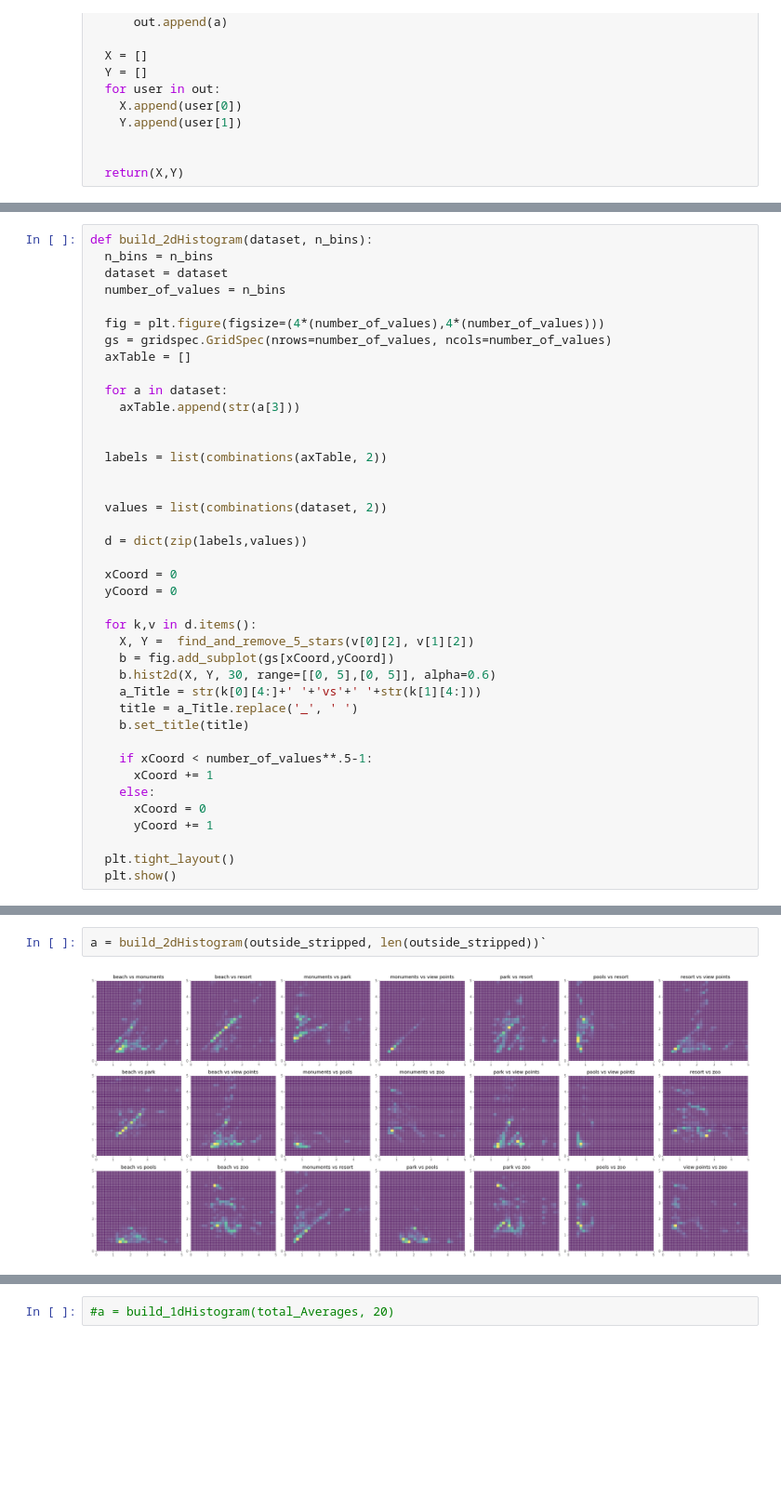
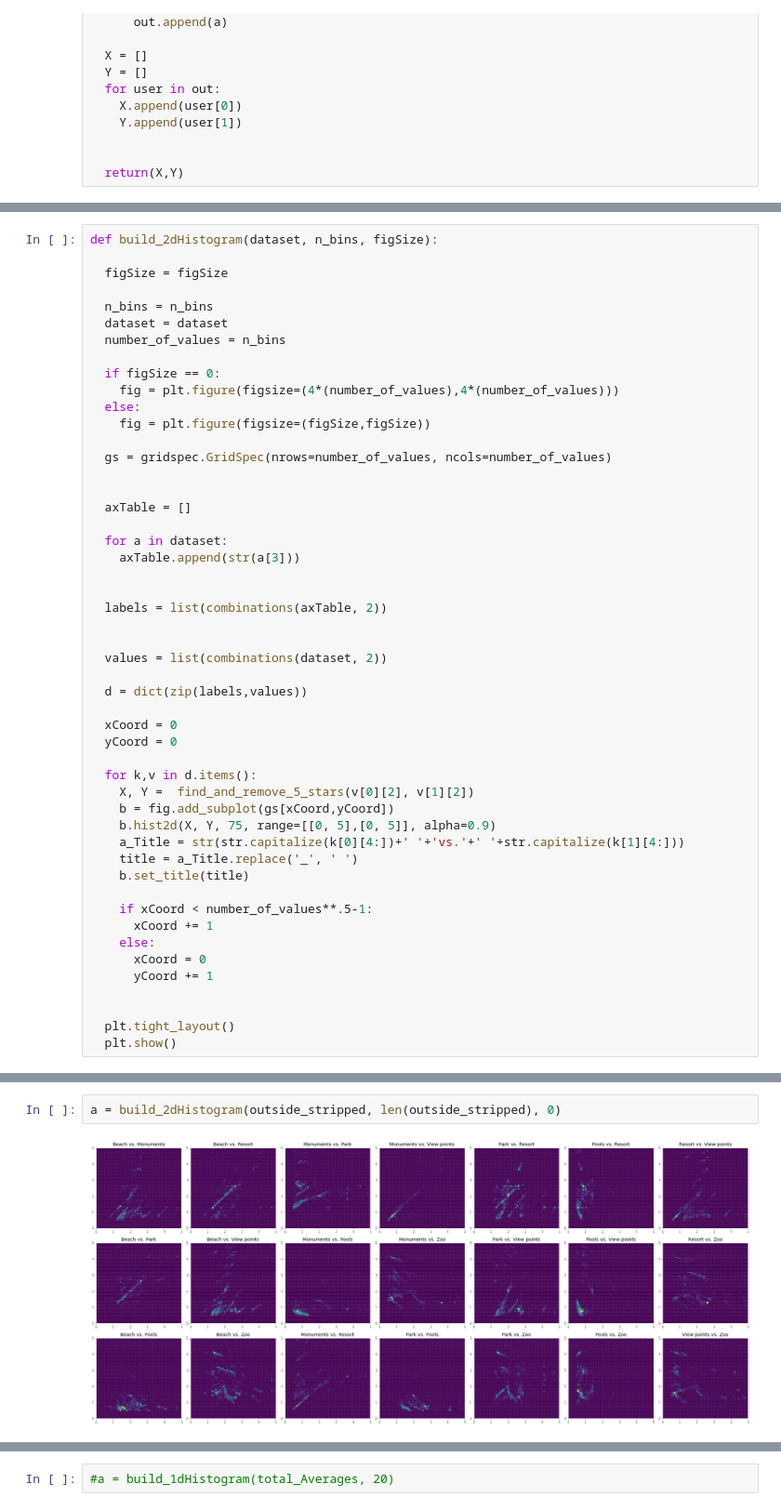
Before and after one commit to Risuo/Euler, a Jupyter notebook: Final_Project_Average_Google_Places_Review_Data.ipynb, the cells around one changed output, grey strips where cells are left out. Shown at 93% size. Drawn from its saved outputs; the diff is of its cells as text; blank space fills up the shorter version.

```diff
--- a/Final_Project_Average_Google_Places_Review_Data.ipynb
+++ b/Final_Project_Average_Google_Places_Review_Data.ipynb
@@ -408,11 +408,20 @@ plt.show()
 # %%
-def build_2dHistogram(dataset, n_bins):
+def build_2dHistogram(dataset, n_bins, figSize):
+
+  figSize = figSize
+
   n_bins = n_bins
   dataset = dataset
   number_of_values = n_bins
 
-  fig = plt.figure(figsize=(4*(number_of_values),4*(number_of_values)))
+  if figSize == 0:
+    fig = plt.figure(figsize=(4*(number_of_values),4*(number_of_values)))
+  else:
+    fig = plt.figure(figsize=(figSize,figSize))
+
   gs = gridspec.GridSpec(nrows=number_of_values, ncols=number_of_values)
+
+
   axTable = []
 
   for a in dataset:
@@ -432,8 +441,8 @@ def build_2dHistogram(dataset, n_bins):
   for k,v in d.items():
     X, Y =  find_and_remove_5_stars(v[0][2], v[1][2])
     b = fig.add_subplot(gs[xCoord,yCoord])
-    b.hist2d(X, Y, 30, range=[[0, 5],[0, 5]], alpha=0.6)
-    a_Title = str(k[0][4:]+' '+'vs'+' '+str(k[1][4:]))
+    b.hist2d(X, Y, 75, range=[[0, 5],[0, 5]], alpha=0.9)
+    a_Title = str(str.capitalize(k[0][4:])+' '+'vs.'+' '+str.capitalize(k[1][4:]))
     title = a_Title.replace('_', ' ')
     b.set_title(title)
 
@@ -443,5 +452,6 @@ def build_2dHistogram(dataset, n_bins):
       xCoord = 0
       yCoord += 1
 
+
   plt.tight_layout()
   plt.show()
@@ -455,4 +462,4 @@ a = build_2dHistogram(eateries_stripped, len(eateries_stripped))
 # %%
-a = build_2dHistogram(outside_stripped, len(outside_stripped))`
+a = build_2dHistogram(outside_stripped, len(outside_stripped), 0)
 # %% [output]
-[figure, old version]
+[figure, new version]
```
Also changed, not shown: parts of 9 cells of this notebook.
